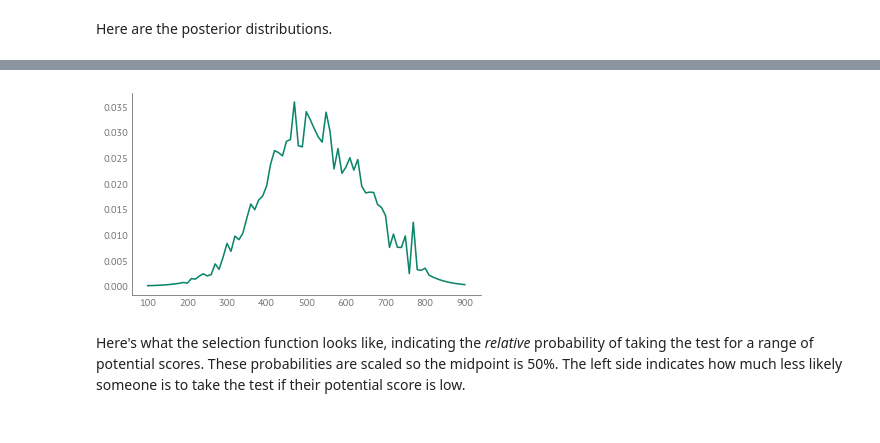
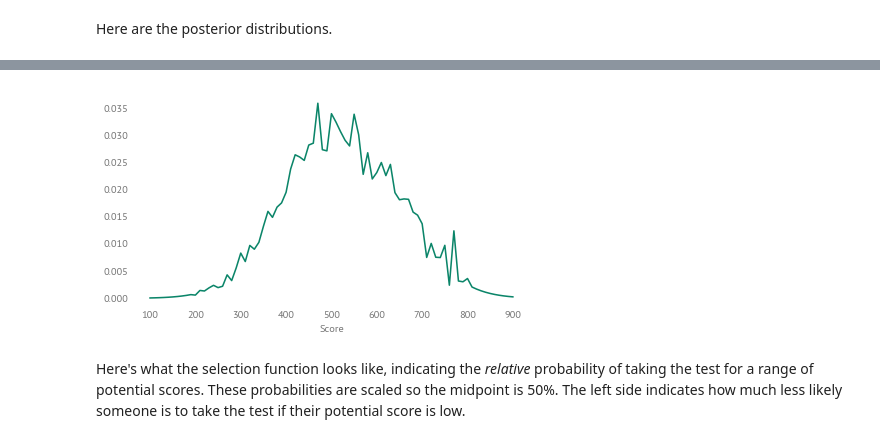
Before and after one commit to AllenDowney/SelectionSAT, a Jupyter notebook: selection_bias3.ipynb, the cells around one changed output, grey strips where cells are left out. Saved outputs shown, nothing was run; the diff lists cells and outputs as text; code cells hidden in the pictures.

```diff
--- a/selection_bias3.ipynb
+++ b/selection_bias3.ipynb
@@ -334,7 +346,7 @@ beta_params
 # %% [markdown]
 For the standard deviation of efficacy, we also use a gamma distribution, with a high density  interval wide enough to cover all likely values.
 # %%
-dist, plot = pz.maxent(pz.Gamma(), lower=60, upper=140, mass=0.95)
+dist, plot = pz.maxent(pz.Gamma(), lower=100, upper=120, mass=0.95)
 sigma_params = dist.params_dict
 sigma_params
 # %% [output]
@@ -347,8 +359,6 @@ If it's too small, it restricts the spikes too much, and the model fails the pos
 If it's too large, it allows the perturbations to explain the shape of the distribution entirely, so we lose the ability to estimate the difference in latent distributions and the magnitude of the selection effect.
 
 By trial and error, 0.05 seems to be the smallest value that's sufficient to reproduce the spikes, while preserving the ability to estimate the other parameters.
-# %%
-sigma_noise = 0.05
 # %%
 dist, plot = pz.maxent(pz.Gamma(), lower=0.04, upper=0.2, mass=0.95)
 sigma_noise_params = dist.params_dict
@@ -481,8 +495,10 @@ plt.plot(thetas, log_noise);
 # %%
 pdf = np.median(az.extract(idata)['pdf'], axis=1)
-plt.plot(full_thetas, pdf);
+plt.plot(full_thetas, pdf)
+decorate(xlabel='Score')
+plt.savefig("selection_bias23.png", dpi=300)
 # %% [output]
-[figure, old version]
+[figure, new version]
 # %% [markdown]
 Here's what the selection function looks like, indicating the *relative* probability of taking the test for a range of potential scores.
 These probabilities are scaled so the midpoint is 50%.
```
Also changed, not shown: parts of 54 cells of this notebook, 1 other file.
